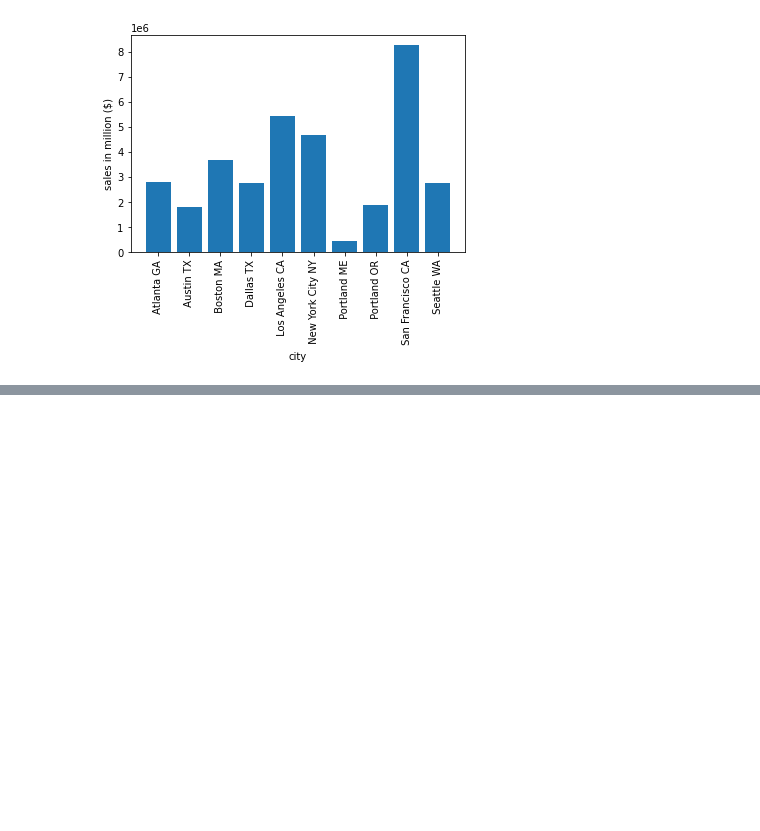
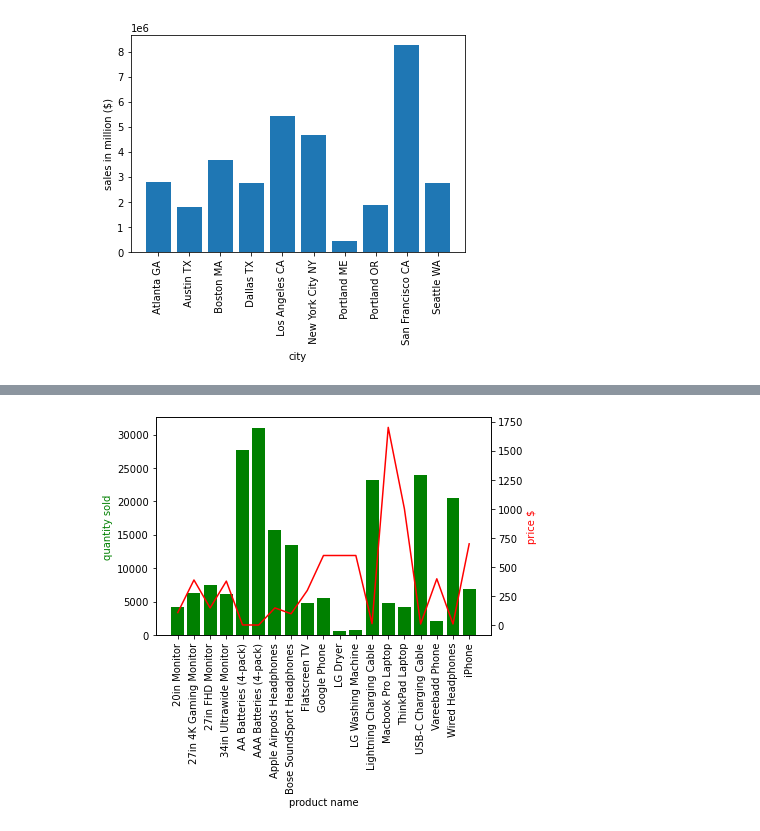
Before and after one commit to Dubey145/sales_analytics, a Jupyter notebook: notebook 1.ipynb, the cells around one changed output, grey strips where cells are left out. Saved outputs shown, nothing was run; the diff lists cells and outputs as text; code cells hidden in the pictures; blank space fills up the shorter version.

```diff
--- a/notebook 1.ipynb
+++ b/notebook 1.ipynb
@@ -198,0 +345,3 @@ plt.show()
+# %%
+prices = df.groupby("Product").mean()['Price Each']
+print(prices)
@@ -198,0 +366,18 @@ plt.show()
+# %%
+#adding a 2nd y axis label for price
+fig,ax1 = plt.subplots()
+ax2 = ax1.twinx()
+
+ax1.bar(product,quantity,color = 'g')
+ax2.plot(product,prices,color = 'red')
+
+ax1.set_xlabel("product name")
+ax1.set_ylabel("quantity sold",color = 'g')
+
+ax2.set_ylabel("price $",color = 'red')
+
+ax1.set_xticklabels(product,rotation = '90')
+
+plt.show()
+# %% [output]
+[figure, added]
```
Also changed, not shown: parts of 16 cells of this notebook.
